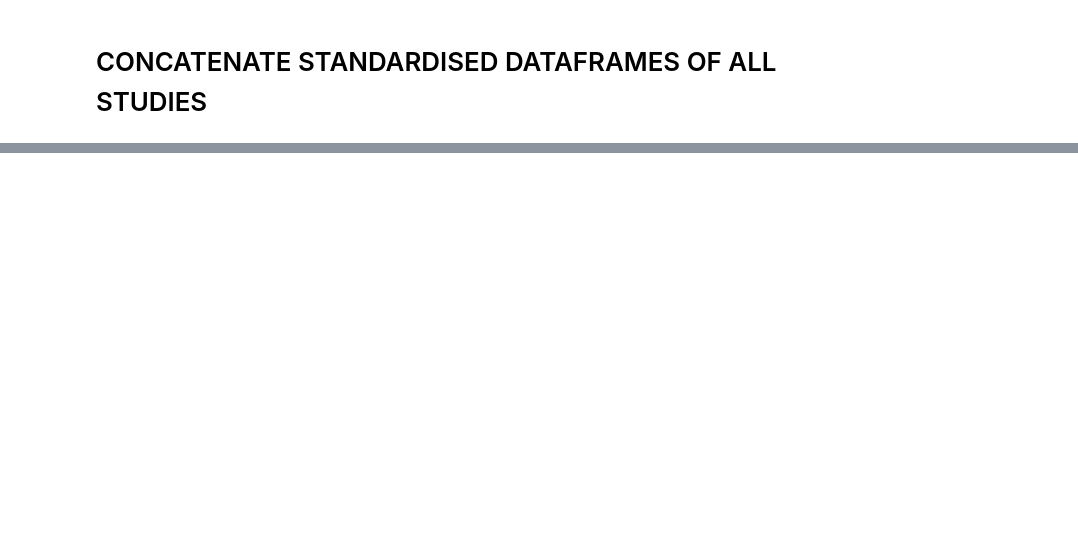
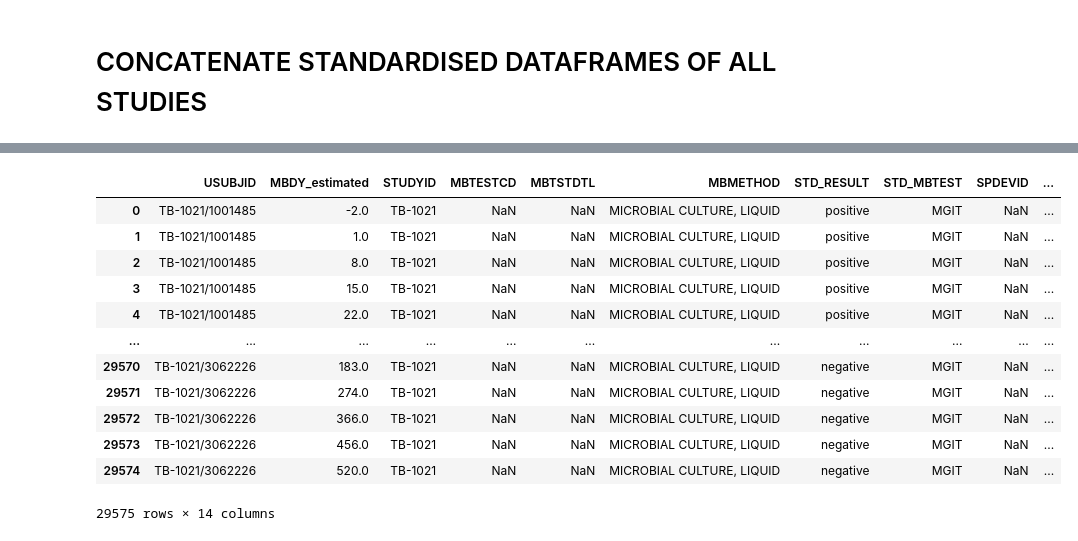
Before and after one commit to gargerd/outcome_prediction, a Jupyter notebook: s2_1_drop_false_pos_mgit_measurements.ipynb, the cells around one changed output, grey strips where cells are left out. Cells and saved outputs as stored; diff of their text form; code cells hidden in the pictures; blank space fills up the shorter version.

```diff
--- a/s2_1_drop_false_pos_mgit_measurements.ipynb
+++ b/s2_1_drop_false_pos_mgit_measurements.ipynb
@@ -615,0 +845,20 @@ mb_std_res
+# %%
+mb_std_res=pd.read_csv('../data/out_mb_wo_false_positives.csv.gz',index_col=0)
+# %%
+mb_std_res.columns
+#mb[mb['USUBJID']=='TB-1022/21396']
+mb_std_res.loc[(mb_std_res['STUDYID']=='TB-1021')&(mb_std_res['STD_MBTEST']=='MGIT'),:]#'STD_NUM_UNITS']
+# %% [output]
+|  | USUBJID | MBDY_estimated | STUDYID | MBTESTCD | MBTSTDTL | MBMETHOD | STD_RESULT | STD_MBTEST | SPDEVID | ... |
+| 0 | TB-1021/1001485 | -2.0 | TB-1021 | NaN | NaN | MICROBIAL CULTURE, LIQUID | positive | MGIT | NaN | ... |
+| 1 | TB-1021/1001485 | 1.0 | TB-1021 | NaN | NaN | MICROBIAL CULTURE, LIQUID | positive | MGIT | NaN | ... |
+| 2 | TB-1021/1001485 | 8.0 | TB-1021 | NaN | NaN | MICROBIAL CULTURE, LIQUID | positive | MGIT | NaN | ... |
+| 3 | TB-1021/1001485 | 15.0 | TB-1021 | NaN | NaN | MICROBIAL CULTURE, LIQUID | positive | MGIT | NaN | ... |
+| 4 | TB-1021/1001485 | 22.0 | TB-1021 | NaN | NaN | MICROBIAL CULTURE, LIQUID | positive | MGIT | NaN | ... |
+| ... | ... | ... | ... | ... | ... | ... | ... | ... | ... | ... |
+| 29570 | TB-1021/3062226 | 183.0 | TB-1021 | NaN | NaN | MICROBIAL CULTURE, LIQUID | negative | MGIT | NaN | ... |
+| 29571 | TB-1021/3062226 | 274.0 | TB-1021 | NaN | NaN | MICROBIAL CULTURE, LIQUID | negative | MGIT | NaN | ... |
+| 29572 | TB-1021/3062226 | 366.0 | TB-1021 | NaN | NaN | MICROBIAL CULTURE, LIQUID | negative | MGIT | NaN | ... |
+| 29573 | TB-1021/3062226 | 456.0 | TB-1021 | NaN | NaN | MICROBIAL CULTURE, LIQUID | negative | MGIT | NaN | ... |
+| 29574 | TB-1021/3062226 | 520.0 | TB-1021 | NaN | NaN | MICROBIAL CULTURE, LIQUID | negative | MGIT | NaN | ... |
+29575 rows × 14 columns
```
Also changed, not shown: parts of 18 cells of this notebook, 13 other files.
